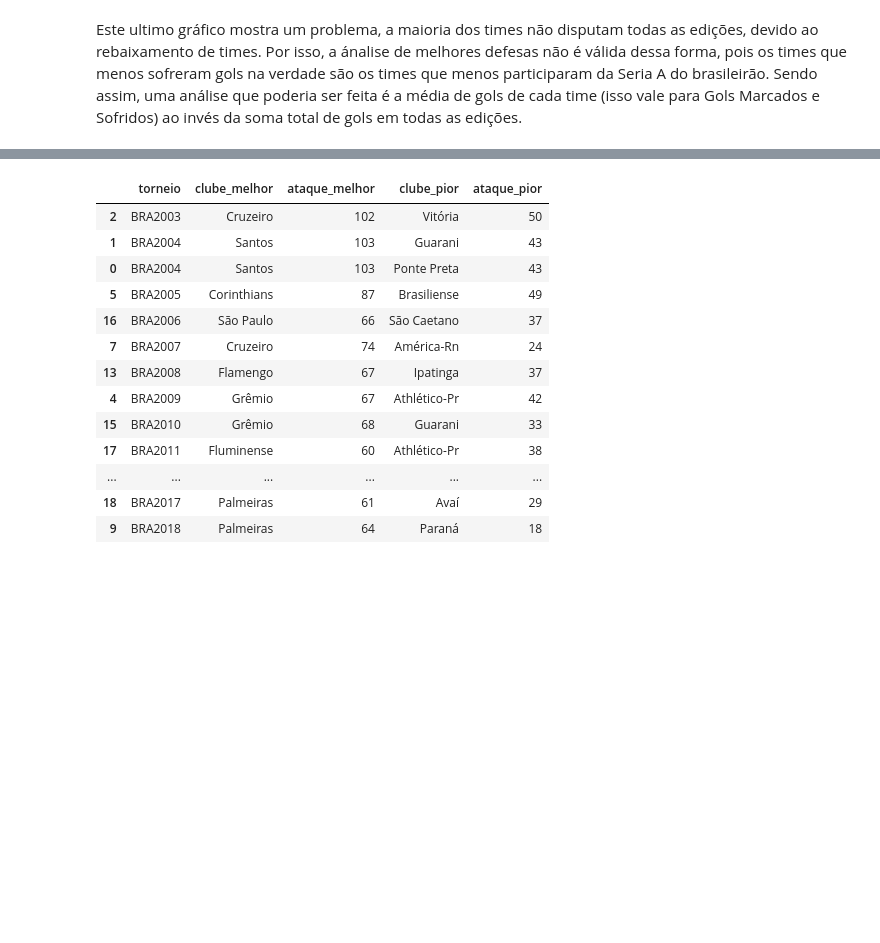
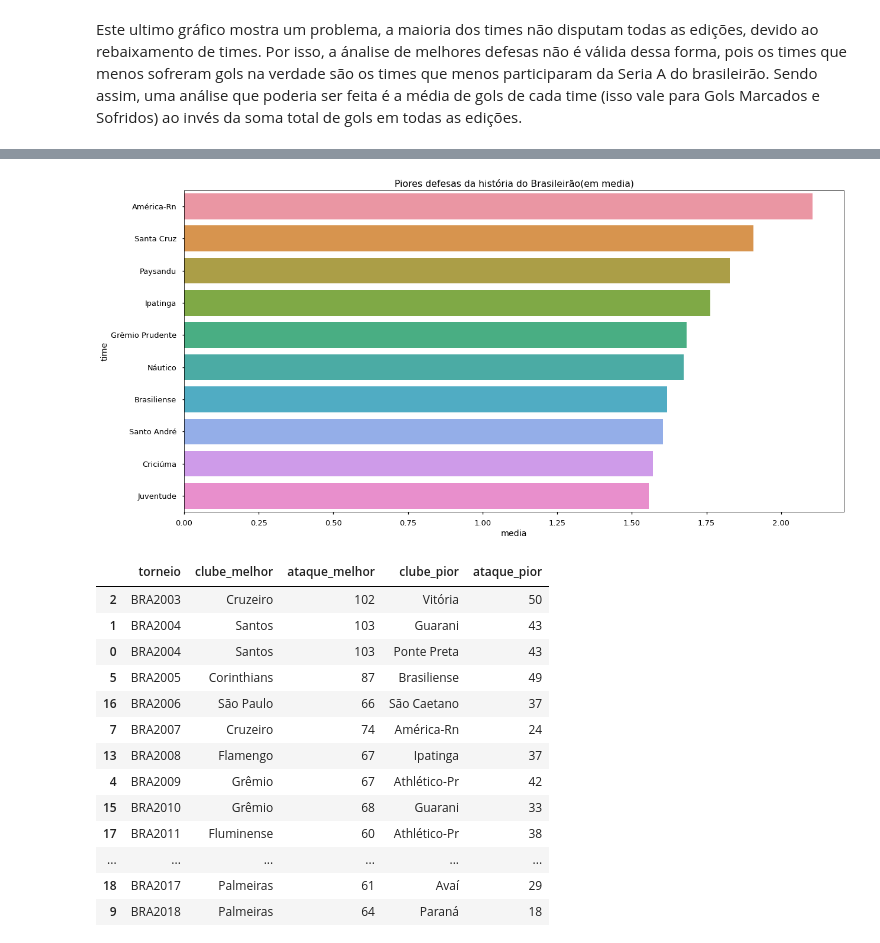
Before and after one commit to seupedro7/Dados-Abertos-Campeonato-Brasileiro, a Jupyter notebook: Pedro_Oliveira_Trainee_CIS_1_semana.ipynb, the cells around one changed output, grey strips where cells are left out. Saved outputs shown, nothing was run; the diff lists cells and outputs as text; code cells hidden in the pictures; blank space fills up the shorter version.

```diff
--- a/Pedro_Oliveira_Trainee_CIS_1_semana.ipynb
+++ b/Pedro_Oliveira_Trainee_CIS_1_semana.ipynb
@@ -218,3 +235,12 @@ gols_sofridos_time = gols_time.groupby('time')['media'].sum().sort_values(ascend
+# %%
+gols_sofridos_time = gols_time.groupby('time')['media'].sum().sort_values(ascending=False).reset_index()
+
+
+sns.barplot(x="media", y="time", data=gols_sofridos_time.head(10))
+plt.title('Piores defesas da história do Brasileirão(em media)')
+plt.show()
+# %% [output]
+[figure, added]
 # %%
 ### melhores ataques por edição
 df['clube']                  = df['mandante']
```
Also changed, not shown: parts of 24 cells of this notebook.
